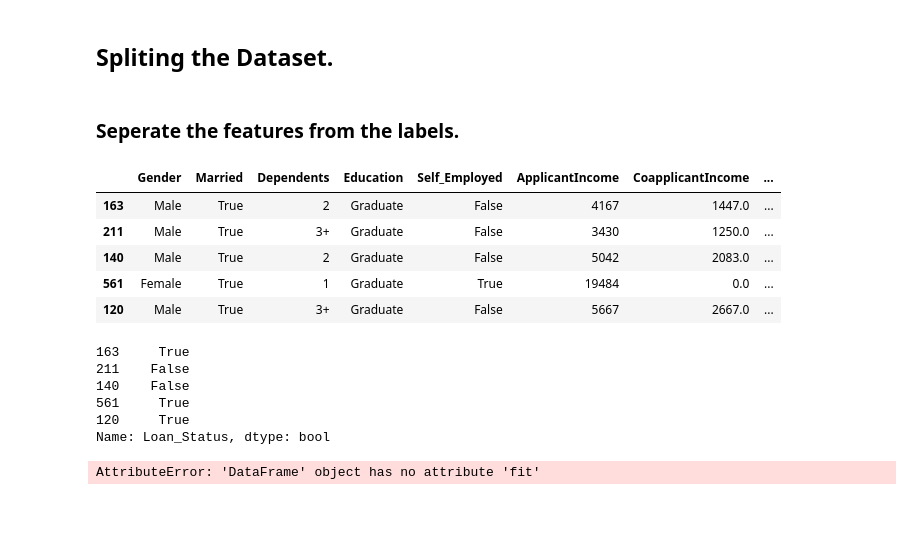
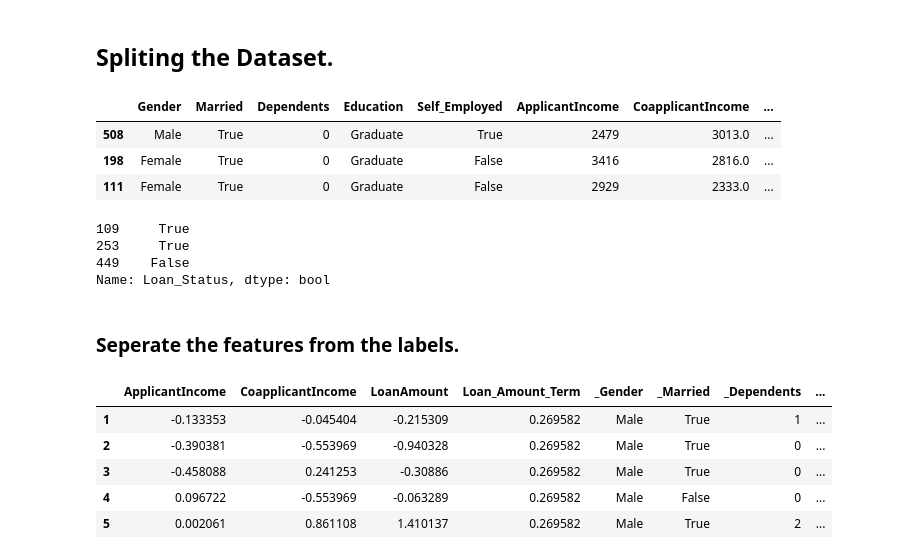
Before and after one commit to AirPro/freidrd-final-project-alternate, a Jupyter notebook: Loan_Data.ipynb, the cells around one changed output. Cells and saved outputs as stored; diff of their text form; code cells hidden in the pictures; blank space fills up the shorter version.

Commit message:
Loan_Prepared using passthrough data completed

```diff
--- a/Loan_Data.ipynb
+++ b/Loan_Data.ipynb
@@ -474,36 +474,35 @@ sns.heatmap(dfloan.corr(), cmap='BrBG');
 [figure]
 # %% [markdown]
 ## Spliting the Dataset.
+# %%
+loan_X = dfloan.drop('Loan_Status',axis=1)
+loan_y = dfloan['Loan_Status']
+X_train, X_test, y_train, y_test = train_test_split(loan_X, loan_y, test_size=0.2, random_state=45)
+# %%
+display(loan_X.sample(3))
+display(loan_y.sample(3))
+# %% [output]
+|  | Gender | Married | Dependents | Education | Self_Employed | ApplicantIncome | CoapplicantIncome | ... |
+| 508 | Male | True | 0 | Graduate | True | 2479 | 3013.0 | ... |
+| 198 | Female | True | 0 | Graduate | False | 3416 | 2816.0 | ... |
+| 111 | Female | True | 0 | Graduate | False | 2929 | 2333.0 | ... |
+109     True
+253     True
+449    False
+Name: Loan_Status, dtype: bool
 # %% [markdown]
 ### Seperate the features from the labels.
-# %%
-loan_X = train_set.drop('Loan_Status', axis=1)
-loan_y = train_set['Loan_Status'].copy()
-# %%
-display(loan_X.head())
-display(loan_y.head())
-# %% [output]
-|  | Gender | Married | Dependents | Education | Self_Employed | ApplicantIncome | CoapplicantIncome | ... |
-| 163 | Male | True | 2 | Graduate | False | 4167 | 1447.0 | ... |
-| 211 | Male | True | 3+ | Graduate | False | 3430 | 1250.0 | ... |
-| 140 | Male | True | 2 | Graduate | False | 5042 | 2083.0 | ... |
-| 561 | Female | True | 1 | Graduate | True | 19484 | 0.0 | ... |
-| 120 | Male | True | 3+ | Graduate | False | 5667 | 2667.0 | ... |
-163     True
-211    False
-140    False
-561     True
-120     True
-Name: Loan_Status, dtype: bool
 # %%
 num_features = ['ApplicantIncome', 'CoapplicantIncome', 'LoanAmount', 'Loan_Amount_Term']
+col_selector = ['Gender', 'Married', 'Dependents', 'Education', 'Self_Employed', 'Credit_History', 'Property_Area']
 
 num_pipeline = Pipeline([
-    ('scalar', StandardScaler)
+    ('scalar', StandardScaler())
 ])
 
 full_pipeline = ColumnTransformer([
-    ('num', num_pipeline, num_features)
+    ('num', num_pipeline, num_features),
+    ('pass', "passthrough", col_selector)
 ])
 # %%
 loan_prepared = full_pipeline.fit_transform(loan_X)
@@ -511,9 +510,18 @@ loan_prepared = full_pipeline.fit_transform(loan_X)
 column_names = [
     feature
         .replace('num__', '')
+        .replace('pass_', '')
     for feature in full_pipeline.get_feature_names_out()
 ]
 
 loan_prepared = pd.DataFrame(loan_prepared, columns=column_names, index=loan_X.index)
-# %% [output]
-AttributeError: 'DataFrame' object has no attribute 'fit'
+# %%
+# display the loan_prepared dataset
+loan_prepared.head()
+# %% [output]
+|  | ApplicantIncome | CoapplicantIncome | LoanAmount | Loan_Amount_Term | _Gender | _Married | _Dependents | ... |
+| 1 | -0.133353 | -0.045404 | -0.215309 | 0.269582 | Male | True | 1 | ... |
+| 2 | -0.390381 | -0.553969 | -0.940328 | 0.269582 | Male | True | 0 | ... |
+| 3 | -0.458088 | 0.241253 | -0.30886 | 0.269582 | Male | True | 0 | ... |
+| 4 | 0.096722 | -0.553969 | -0.063289 | 0.269582 | Male | False | 0 | ... |
+| 5 | 0.002061 | 0.861108 | 1.410137 | 0.269582 | Male | True | 2 | ... |
```
